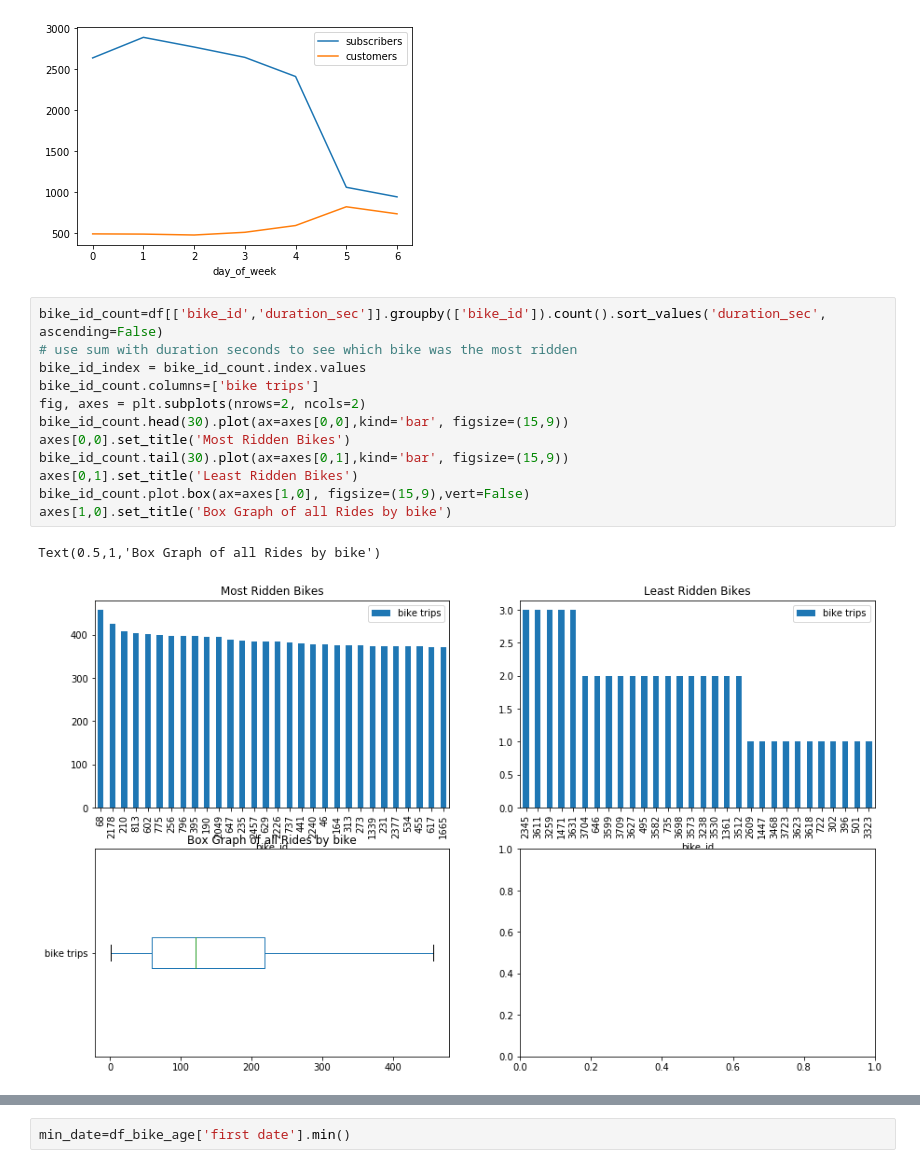
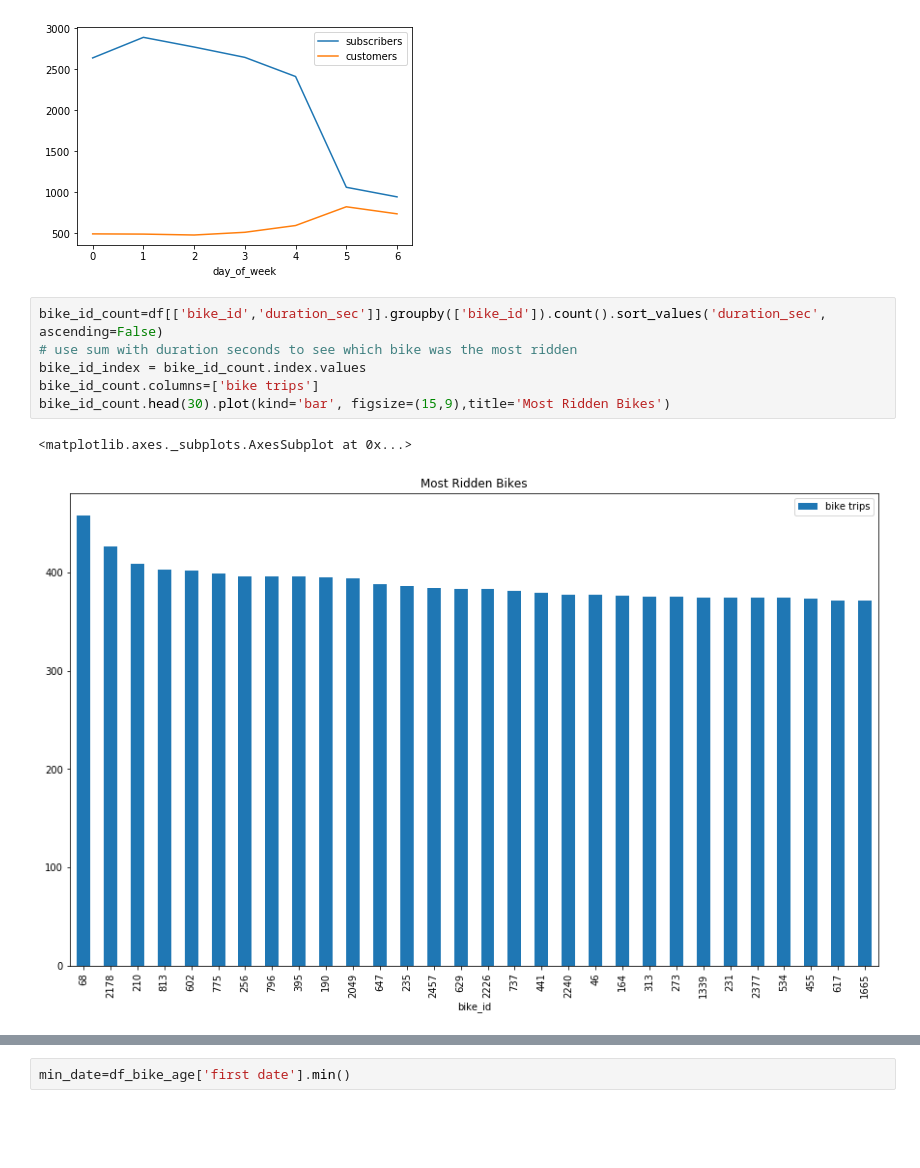
Before and after one commit to jarango-math/fordgo_bike_project, a Jupyter notebook: fundamental_capstone_project.ipynb, the cells around one changed output, grey strips where cells are left out. Cells and saved outputs as stored; diff of their text form; blank space fills up the shorter version.

Commit message:
updated graphs

```diff
--- a/fundamental_capstone_project.ipynb
+++ b/fundamental_capstone_project.ipynb
@@ -248,15 +234,9 @@ df_mean_week_sub.plot()
 # %%
 bike_id_count=df[['bike_id','duration_sec']].groupby(['bike_id']).count().sort_values('duration_sec', ascending=False)
 # use sum with duration seconds to see which bike was the most ridden
 bike_id_index = bike_id_count.index.values
 bike_id_count.columns=['bike trips']
-fig, axes = plt.subplots(nrows=2, ncols=2)
-bike_id_count.head(30).plot(ax=axes[0,0],kind='bar', figsize=(15,9))
-axes[0,0].set_title('Most Ridden Bikes')
-bike_id_count.tail(30).plot(ax=axes[0,1],kind='bar', figsize=(15,9))
-axes[0,1].set_title('Least Ridden Bikes')
-bike_id_count.plot.box(ax=axes[1,0], figsize=(15,9),vert=False)
-axes[1,0].set_title('Box Graph of all Rides by bike')
+bike_id_count.head(30).plot(kind='bar', figsize=(15,9),title='Most Ridden Bikes')
 # %% [output]
-Text(0.5,1,'Box Graph of all Rides by bike')
+<matplotlib.axes._subplots.AxesSubplot at 0x...>
-[figure, old version]
+[figure, new version]
```
Also changed, not shown: parts of 25 cells of this notebook.
